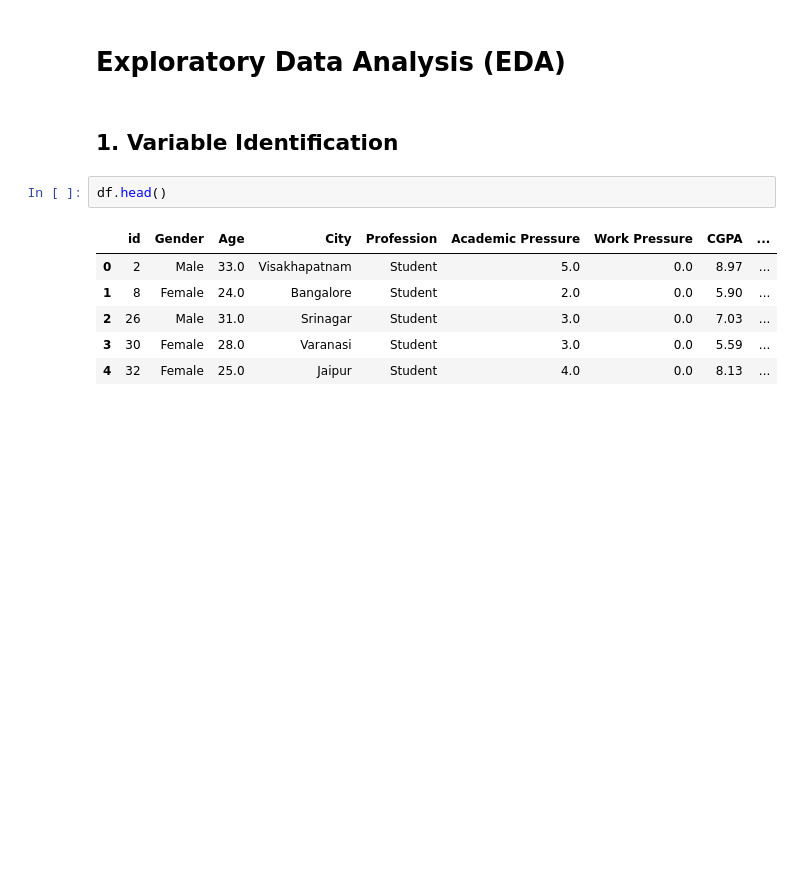
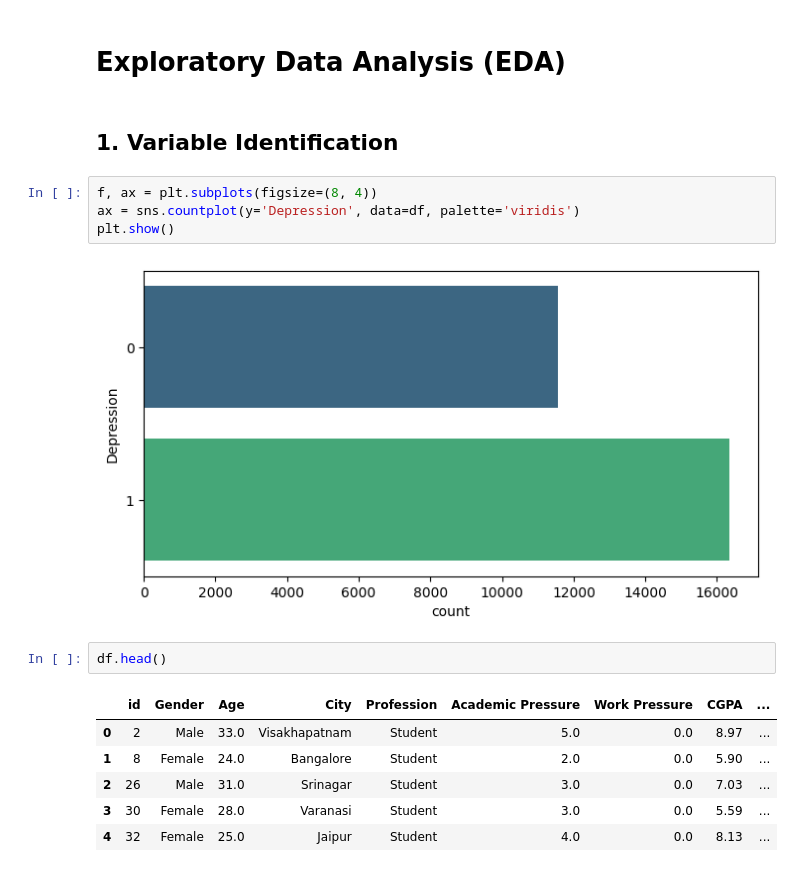
Before and after one commit to vnniciusg/student-depression-classification, a Jupyter notebook: student-depression-classification.ipynb, the cells around one changed output. Drawn from its saved outputs; the diff is of its cells as text; blank space fills up the shorter version.

Commit message:
Kaggle Notebook | student-depression-classification | Version 3

```diff
--- a/student-depression-classification.ipynb
+++ b/student-depression-classification.ipynb
@@ -27,6 +32,12 @@ df = pd.read_csv('/kaggle/input/student-depression-dataset/Student Depression Da
 # Exploratory Data Analysis (EDA)
 # %% [markdown]
 ## 1. Variable Identification
+# %%
+f, ax = plt.subplots(figsize=(8, 4))
+ax = sns.countplot(y='Depression', data=df, palette='viridis')
+plt.show()
+# %% [output]
+[figure, added]
 # %%
 df.head()
 # %% [output]
```
Also changed, not shown: parts of 14 cells of this notebook.
